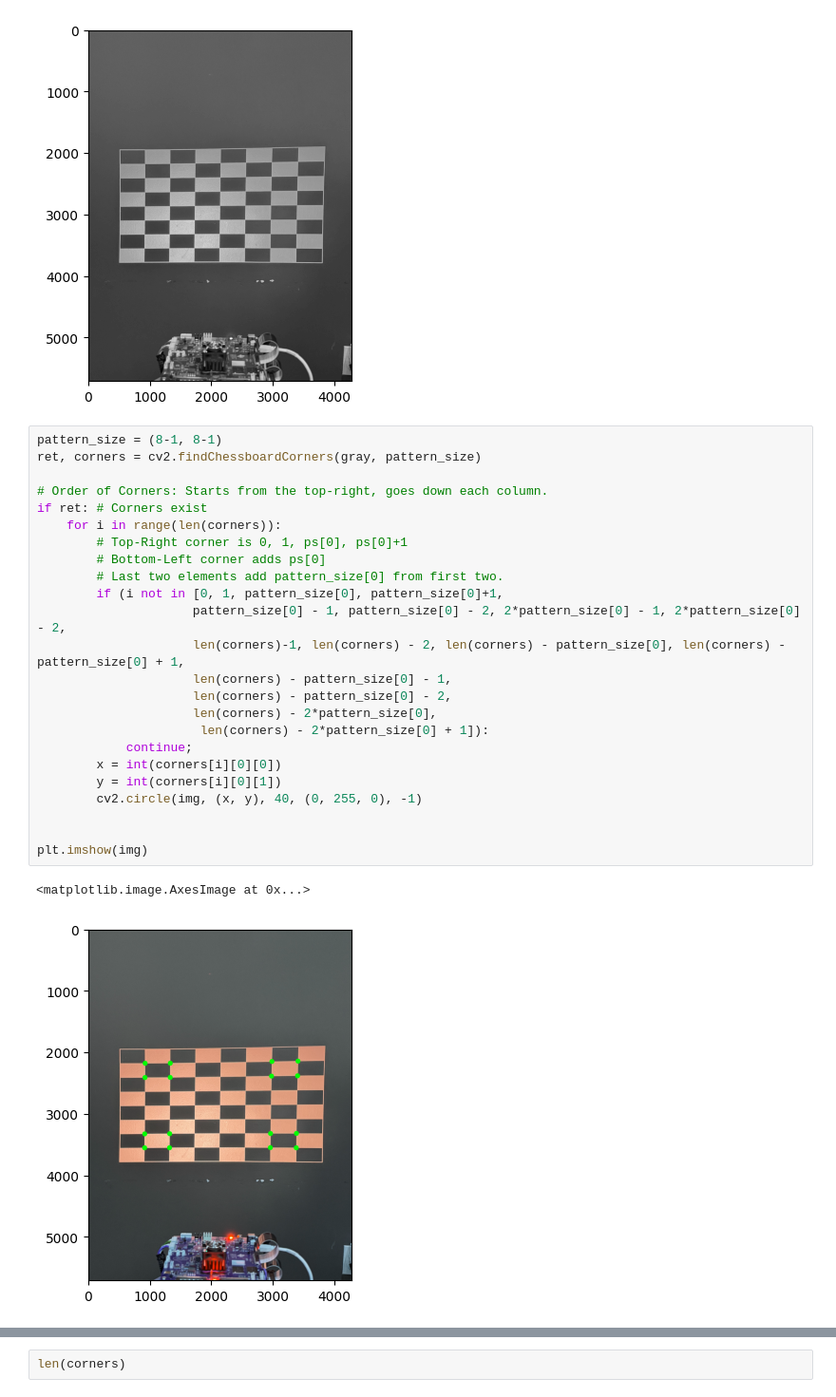
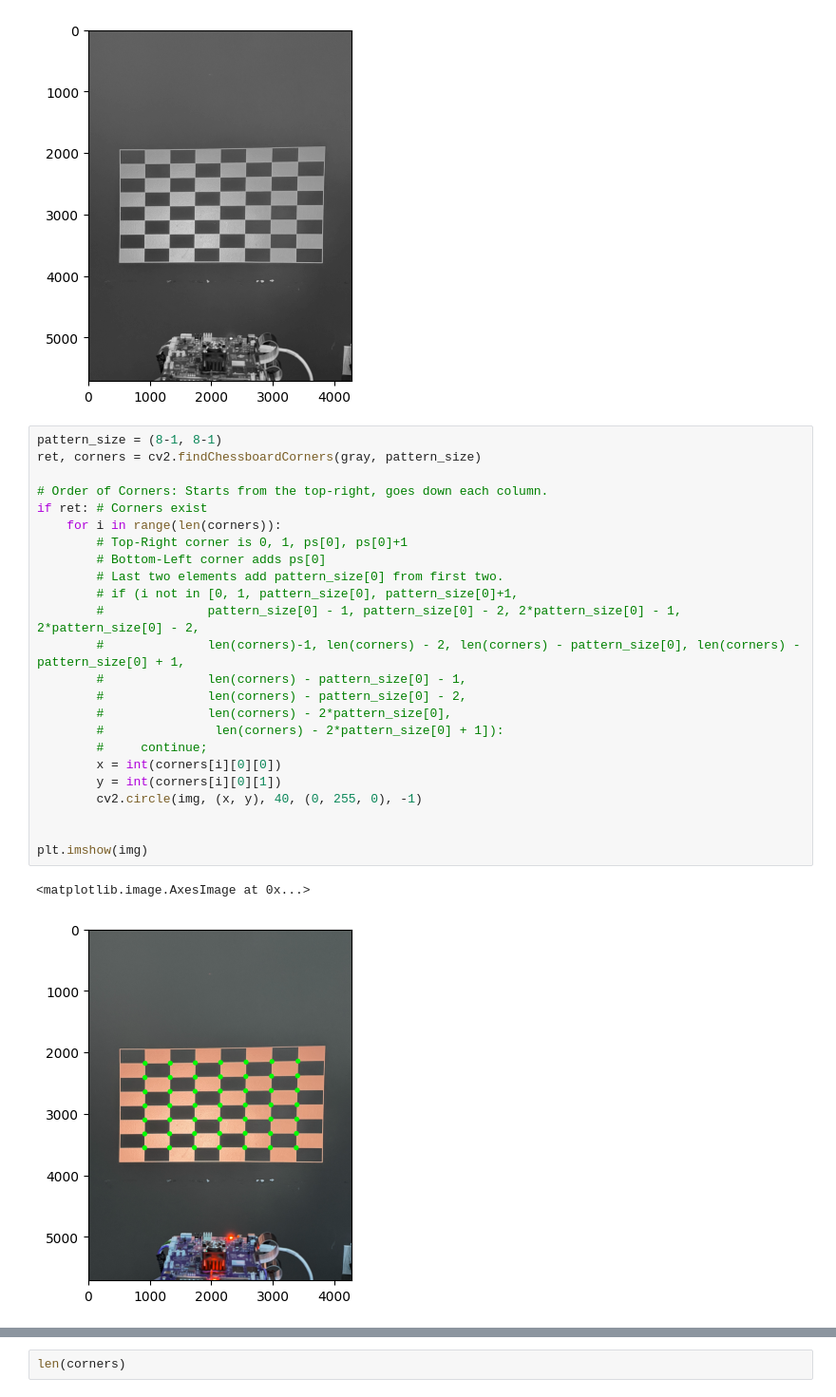
Before and after one commit to jsreed2003/TI-Image-Processing, a Jupyter notebook: keystone_correction/keystone_correction.ipynb, the cells around one changed output, grey strips where cells are left out. Shown at 95% size. Cells and saved outputs as stored; diff of their text form.

Commit message:
Corner Detection Work

```diff
--- a/keystone_correction/keystone_correction.ipynb
+++ b/keystone_correction/keystone_correction.ipynb
@@ -117,27 +117,27 @@ plt.imshow(gray, cmap='gray')
 # %%
 pattern_size = (8-1, 8-1)
 ret, corners = cv2.findChessboardCorners(gray, pattern_size)
 
 # Order of Corners: Starts from the top-right, goes down each column.
 if ret: # Corners exist
     for i in range(len(corners)):
         # Top-Right corner is 0, 1, ps[0], ps[0]+1
         # Bottom-Left corner adds ps[0]
         # Last two elements add pattern_size[0] from first two.
-        if (i not in [0, 1, pattern_size[0], pattern_size[0]+1,
-                     pattern_size[0] - 1, pattern_size[0] - 2, 2*pattern_size[0] - 1, 2*pattern_size[0] - 2,
-                     len(corners)-1, len(corners) - 2, len(corners) - pattern_size[0], len(corners) - pattern_size[0] + 1,
-                     len(corners) - pattern_size[0] - 1,
-                     len(corners) - pattern_size[0] - 2,
-                     len(corners) - 2*pattern_size[0],
-                      len(corners) - 2*pattern_size[0] + 1]):
-            continue;
+        # if (i not in [0, 1, pattern_size[0], pattern_size[0]+1,
+        #              pattern_size[0] - 1, pattern_size[0] - 2, 2*pattern_size[0] - 1, 2*pattern_size[0] - 2,
+        #              len(corners)-1, len(corners) - 2, len(corners) - pattern_size[0], len(corners) - pattern_size[0] + 1,
+        #              len(corners) - pattern_size[0] - 1,
+        #              len(corners) - pattern_size[0] - 2,
+        #              len(corners) - 2*pattern_size[0],
+        #               len(corners) - 2*pattern_size[0] + 1]):
+        #     continue;
         x = int(corners[i][0][0])
         y = int(corners[i][0][1])
         cv2.circle(img, (x, y), 40, (0, 255, 0), -1)
 
 
 plt.imshow(img)
 # %% [output]
 <matplotlib.image.AxesImage at 0x...>
-[figure, old version]
+[figure, new version]
```
Also changed, not shown: parts of 7 cells of this notebook.
